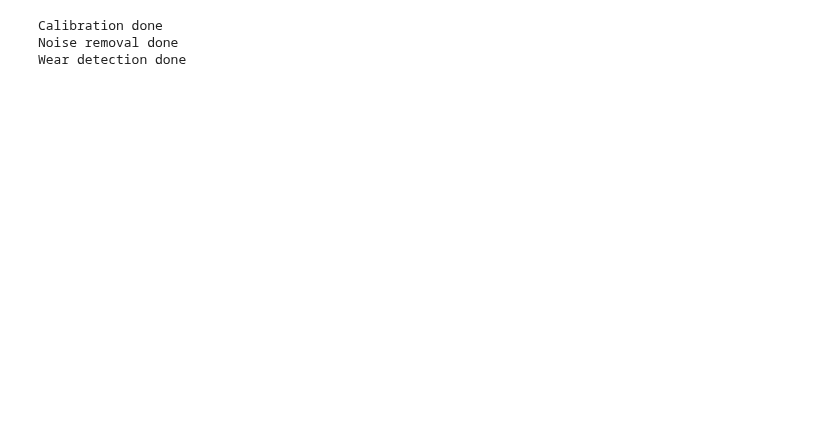
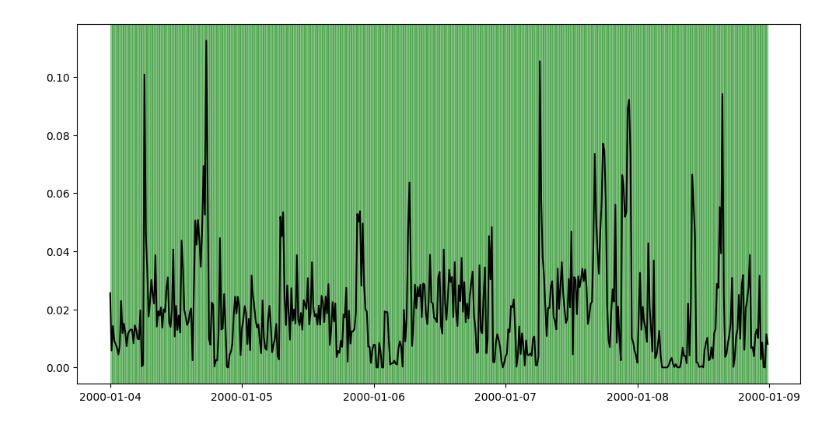
Before and after one commit to ADAMMA-CDHI-ETH-Zurich/CosinorAge, a Jupyter notebook: examples/data_loading.ipynb, the cells around one changed output. Saved outputs shown, nothing was run; the diff lists cells and outputs as text; code cells hidden in the pictures; blank space fills up the shorter version.

Commit message:
add wear detection

```diff
--- a/examples/data_loading.ipynb
+++ b/examples/data_loading.ipynb
@@ -7,31 +6,29 @@ from cosinorage.dataloaders.utils import auto_calibrate, remove_noise
 # %%
-reload = True
+reload = False
 # %%
 if reload:
-    loader = DataLoader(datasource='smartwatch', input_path='../data/62164/')
+    loader = DataLoader(datasource='smartwatch', input_path='../data/62164/', preprocess=True)
     loader.load_data()
     with open("loader.pkl", "wb") as file:
         pickle.dump(loader, file)
 else:
     with open("loader.pkl", "rb") as file:
         loader = pickle.load(file)
-# %% [output]
-Calibration done
-Noise removal done
-Wear detection done
 # %%
 data = loader.get_acc_data()
 # %%
-_data = data.reset_index(inplace=False)
+_data = data.resample('15min').mean().reset_index(inplace=False)
 # Plotting the ENMO data for the first hour with color bands for wear/non-wear periods
 plt.figure(figsize=(12, 6))
 plt.plot(_data['TIMESTAMP'], _data['ENMO'], label='ENMO', color='black')
 
 # Add color bands for wear and non-wear periods
 for i in range(len(_data) - 1):
     start_time = _data['TIMESTAMP'].iloc[i]
     end_time = _data['TIMESTAMP'].iloc[i + 1]
     color = 'green' if _data['wear'].iloc[i] == 1 else 'red'
     plt.axvspan(start_time, end_time, color=color, alpha=0.3)
 
 plt.show()
+# %% [output]
+[figure, added]
```
Also changed, not shown: parts of 1 cell of this notebook.
